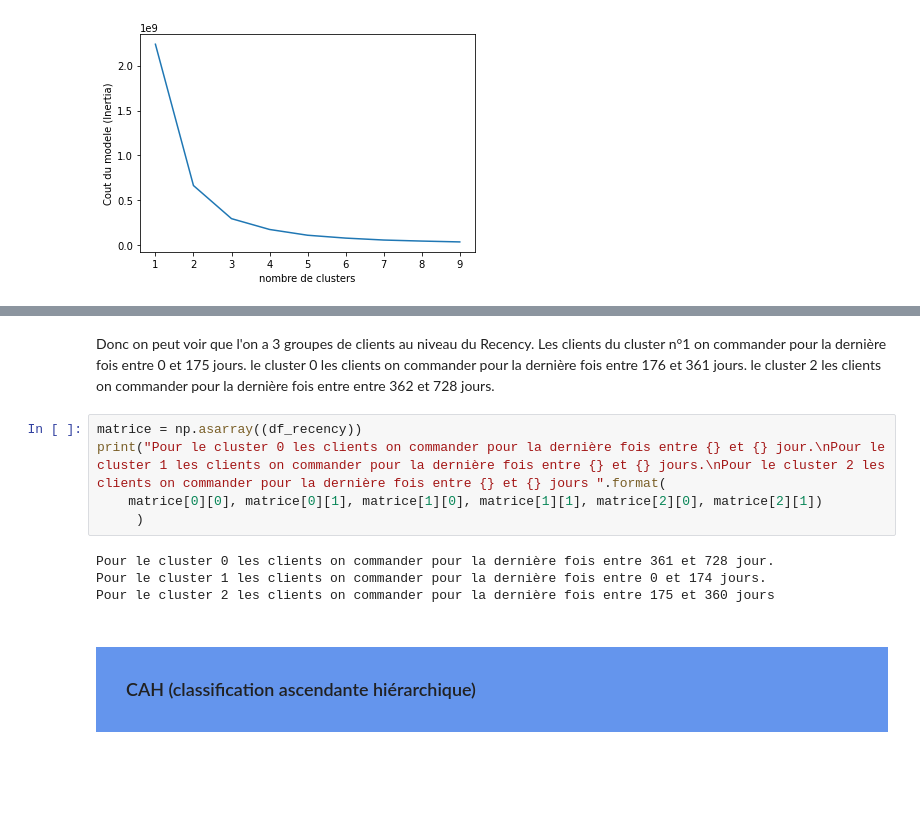
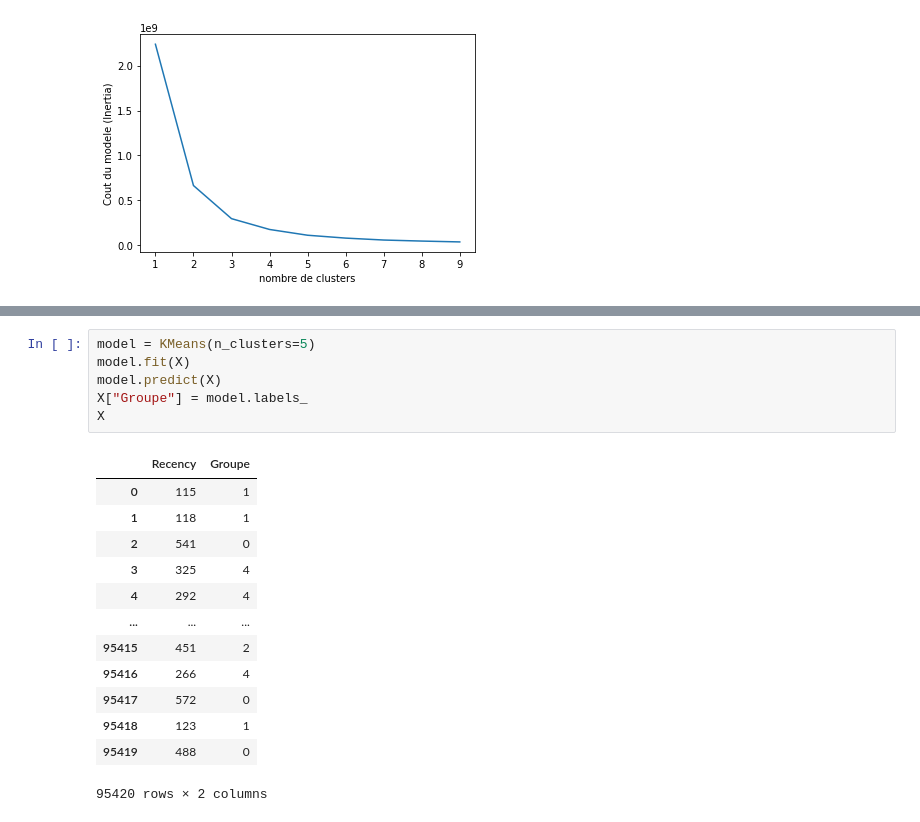
Before and after one commit to Data-dream-team-Laurence/Brief-data-dream-team, a Jupyter notebook: segmentation_client/segmentation.ipynb, the cells around one changed output, grey strips where cells are left out. Saved outputs shown, nothing was run; the diff lists cells and outputs as text; blank space fills up the shorter version.

```diff
--- a/segmentation_client/segmentation.ipynb
+++ b/segmentation_client/segmentation.ipynb
@@ -471,18 +432,20 @@ df_recency
-# %% [markdown]
-Donc on peut voir que l'on a 3 groupes de clients au niveau du Recency.</br>
-Les clients du cluster n°1 on commander pour la dernière fois entre 0 et 175 jours.</br>
-le cluster 0 les clients on commander pour la dernière fois entre  176 et 361 jours.</br>
-le cluster 2 les clients on commander pour la dernière fois entre  entre 362 et 728 jours.</br>
-# %%
-matrice = np.asarray((df_recency))
-print("Pour le cluster 0 les clients on commander pour la dernière fois entre {} et {} jour.\nPour le cluster 1 les clients on commander pour la dernière fois entre {} et {} jours.\nPour le cluster 2 les clients on commander pour la dernière fois entre {} et {} jours ".format(
-    matrice[0][0], matrice[0][1], matrice[1][0], matrice[1][1], matrice[2][0], matrice[2][1])
-     )
-# %% [output]
-Pour le cluster 0 les clients on commander pour la dernière fois entre 361 et 728 jour.
-Pour le cluster 1 les clients on commander pour la dernière fois entre 0 et 174 jours.
-Pour le cluster 2 les clients on commander pour la dernière fois entre 175 et 360 jours
-# %% [markdown]
-<div style="display: flex; background-color: RGB(100,149,237);" >
-<h3 style="margin: auto; padding: 30px; ">CAH (classification ascendante hiérarchique)</h3>
-</div>
+# %%
+model = KMeans(n_clusters=5)
+model.fit(X)
+model.predict(X)
+X["Groupe"] = model.labels_
+X
+# %% [output]
+|  | Recency | Groupe |
+| 0 | 115 | 1 |
+| 1 | 118 | 1 |
+| 2 | 541 | 0 |
+| 3 | 325 | 4 |
+| 4 | 292 | 4 |
+| ... | ... | ... |
+| 95415 | 451 | 2 |
+| 95416 | 266 | 4 |
+| 95417 | 572 | 0 |
+| 95418 | 123 | 1 |
+| 95419 | 488 | 0 |
+95420 rows × 2 columns
```
Also changed, not shown: parts of 24 cells of this notebook.
